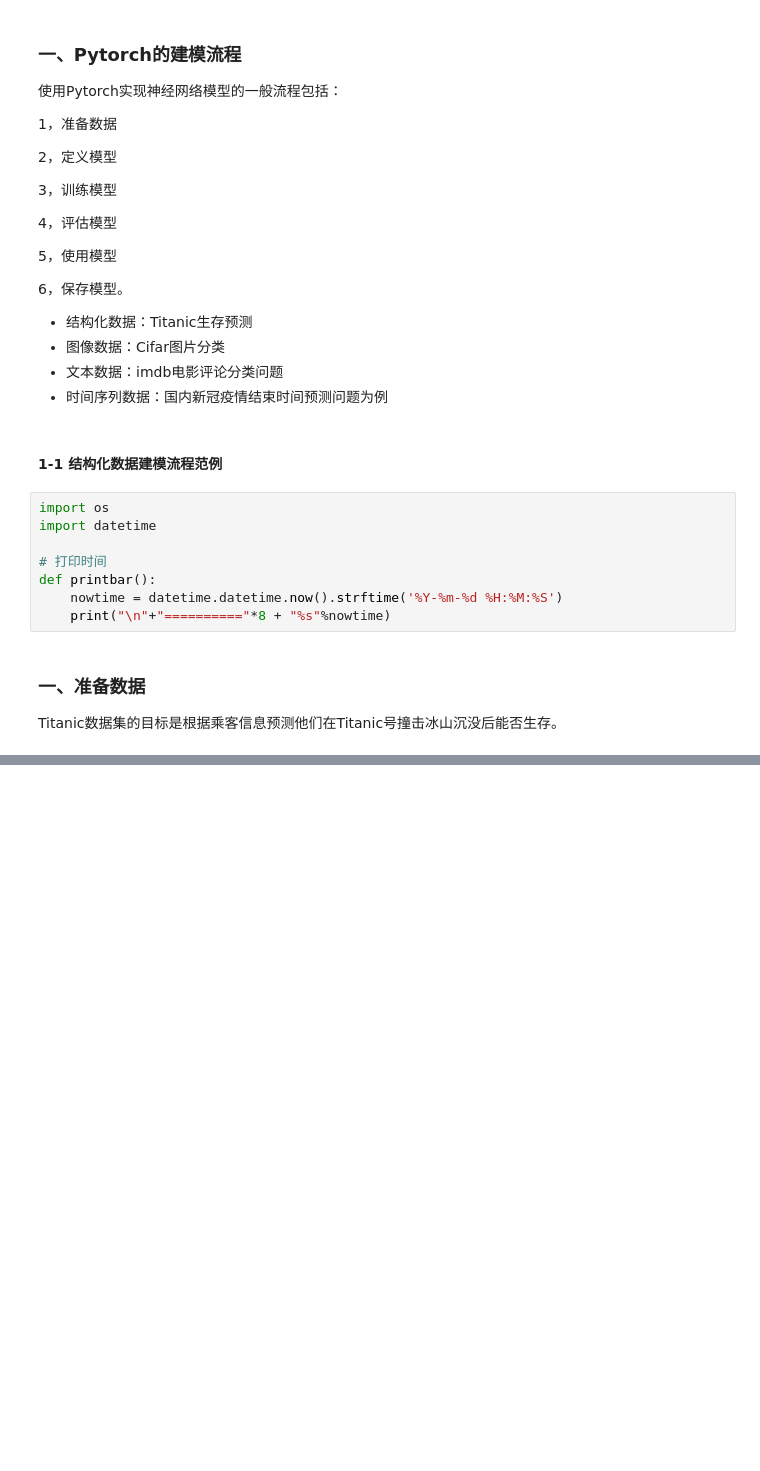
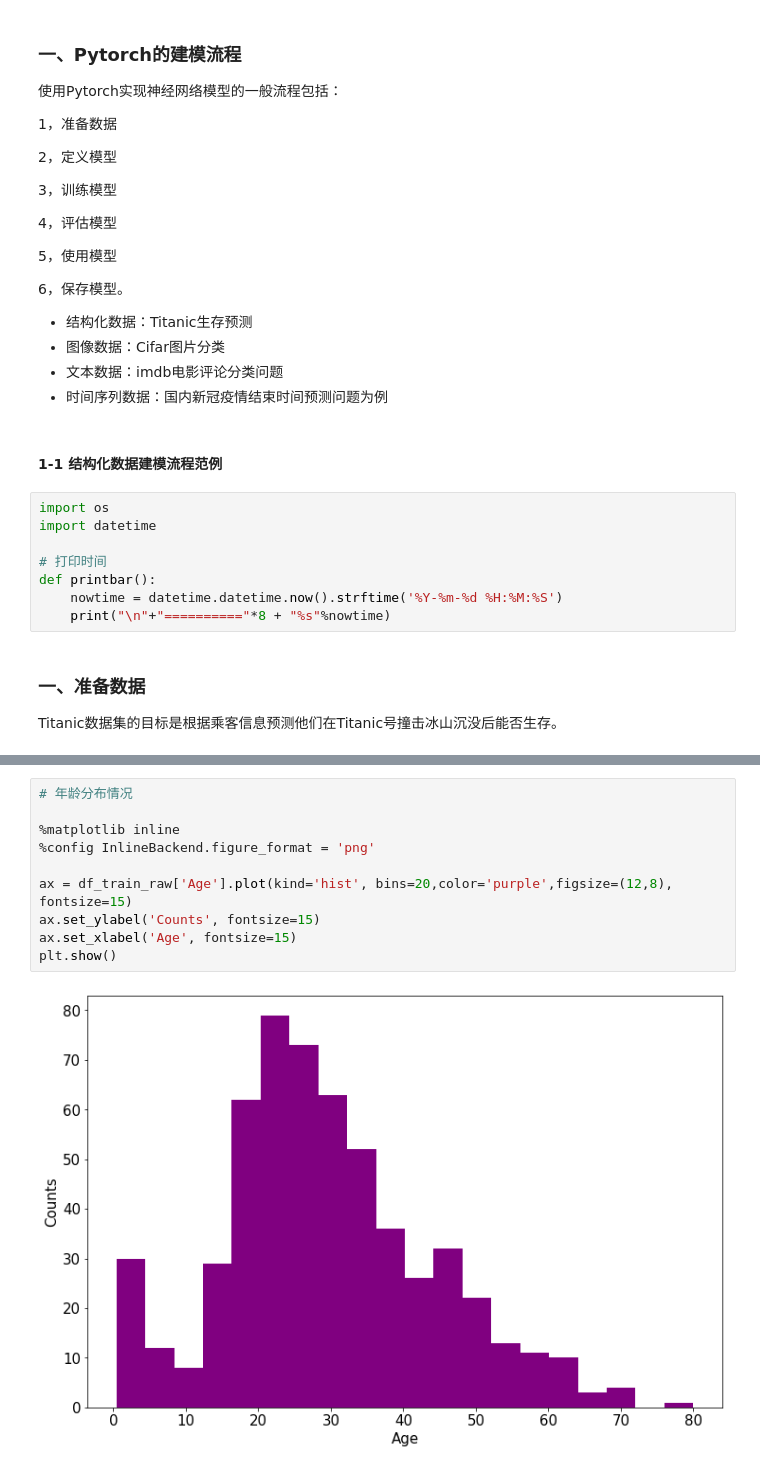
Before and after one commit to soufal/Eat_Pytorch_NOTE, a Jupyter notebook: 一、Pytorch的建模流程.ipynb, the cells around one changed output, grey strips where cells are left out. Saved outputs shown, nothing was run; the diff lists cells and outputs as text; blank space fills up the shorter version.

```diff
--- a/一、Pytorch的建模流程.ipynb
+++ b/一、Pytorch的建模流程.ipynb
@@ -72,0 +88,12 @@ df_train_raw.head(10)
+# %%
+# 年龄分布情况
+
+%matplotlib inline
+%config InlineBackend.figure_format = 'png'
+
+ax = df_train_raw['Age'].plot(kind='hist', bins=20,color='purple',figsize=(12,8), fontsize=15)
+ax.set_ylabel('Counts', fontsize=15)
+ax.set_xlabel('Age', fontsize=15)
+plt.show()
+# %% [output]
+[figure, added]
```
Also changed, not shown: parts of 3 cells of this notebook.
